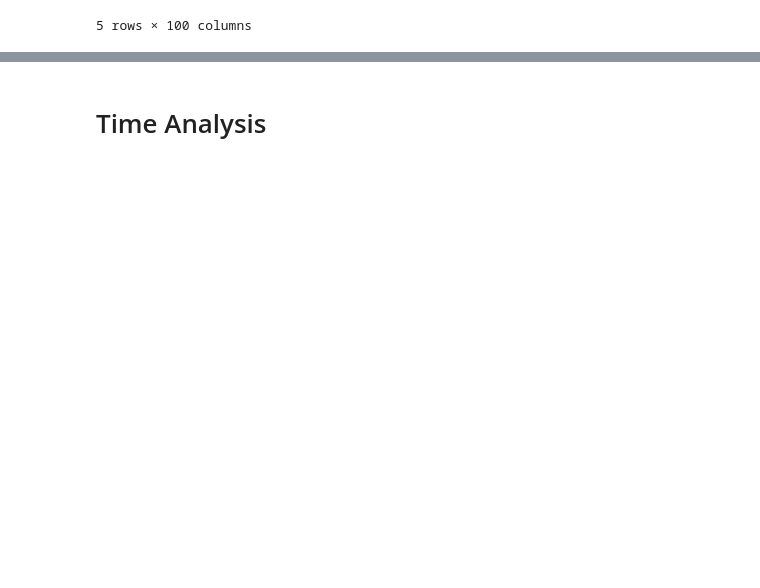
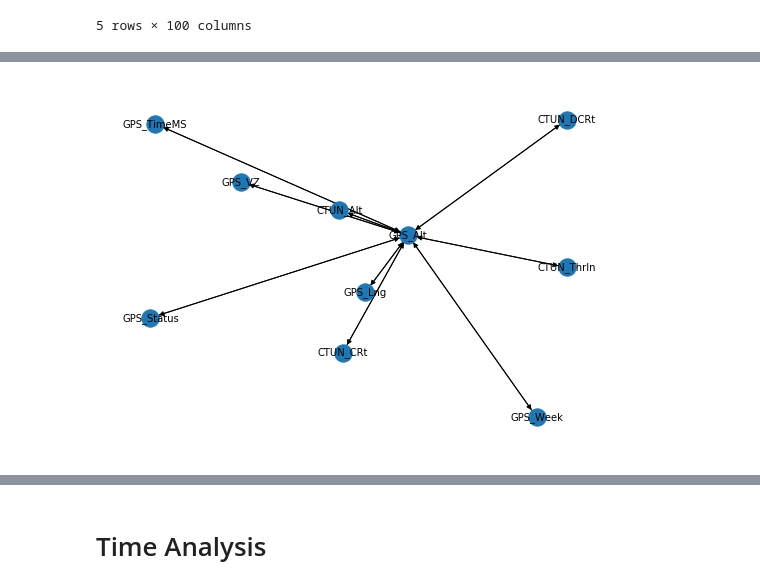
Before and after one commit to Husseinjd/DroneCrashDetection, a Jupyter notebook: sample_testing/testing.ipynb, the cells around one changed output, grey strips where cells are left out. Cells and saved outputs as stored; diff of their text form; code cells hidden in the pictures; blank space fills up the shorter version.

```diff
--- a/sample_testing/testing.ipynb
+++ b/sample_testing/testing.ipynb
@@ -96,13 +74,0 @@ all_nodes
-# %%
-nds = dg.neighbors('CTUN_ThrOut')
-# for n in dg.nodes:
-#     if 'Alt' in n:
-#         nds.append(n)
-# print(nds)
-nds = [cl for cl in df.columns[df.loc['CTUN_ThrOut'] == 1]]
-dg = load_pickle('../stats_files','directed_networkx_graph.pickle')
-pos = nx.spring_layout(dg,k=2,iterations=10)
-plt.figure(figsize=(20,10))
-nx.draw(dg,with_labels=True,font_size=9,pos=pos)
-plt.draw()
-plt.show()
@@ -112,0 +75,26 @@ ltuples
+# %%
+def get_connections(graph,variable,outgoing=False,incoming=False,plot=False):
+    var = variable
+    if outgoing and incoming:
+        nd = list(set([e[1] for e in graph.out_edges(var)]) & set([e[0] for e in graph.in_edges(var)]))
+    elif outgoing:
+        nd = [e[1] for e in graph.out_edges(var) if e[1] not in  [e[0] for e in graph.in_edges(var)]]
+    elif incoming:
+        nd = [e[0] for e in graph.in_edges(var) if e[0] not in  [e[1] for e in graph.out_edges(var)] ]
+    else:
+        return 0
+    if plot:
+        plt.figure(figsize=(7,5))
+        H = graph.subgraph(nd+[var]).copy()
+        pos = nx.spring_layout(H,k=0.3,iterations=10)
+        pos[var] = np.array([0.11666525, 0.10171808])
+        l = [e for e in H.edges if var not in e]
+        H.remove_edges_from(l)
+        nx.draw(G=H,pos=pos,with_labels=True,font_size=10,font_weight=10,label=var)
+        plt.draw()
+        plt.show()
+    return nd
+# %%
+cnn = get_connections(DG,'GPS_Alt',outgoing=True,incoming=True,plot=True)
+# %% [output]
+[figure, added]
```
Also changed, not shown: parts of 13 cells of this notebook, 8 other files.
